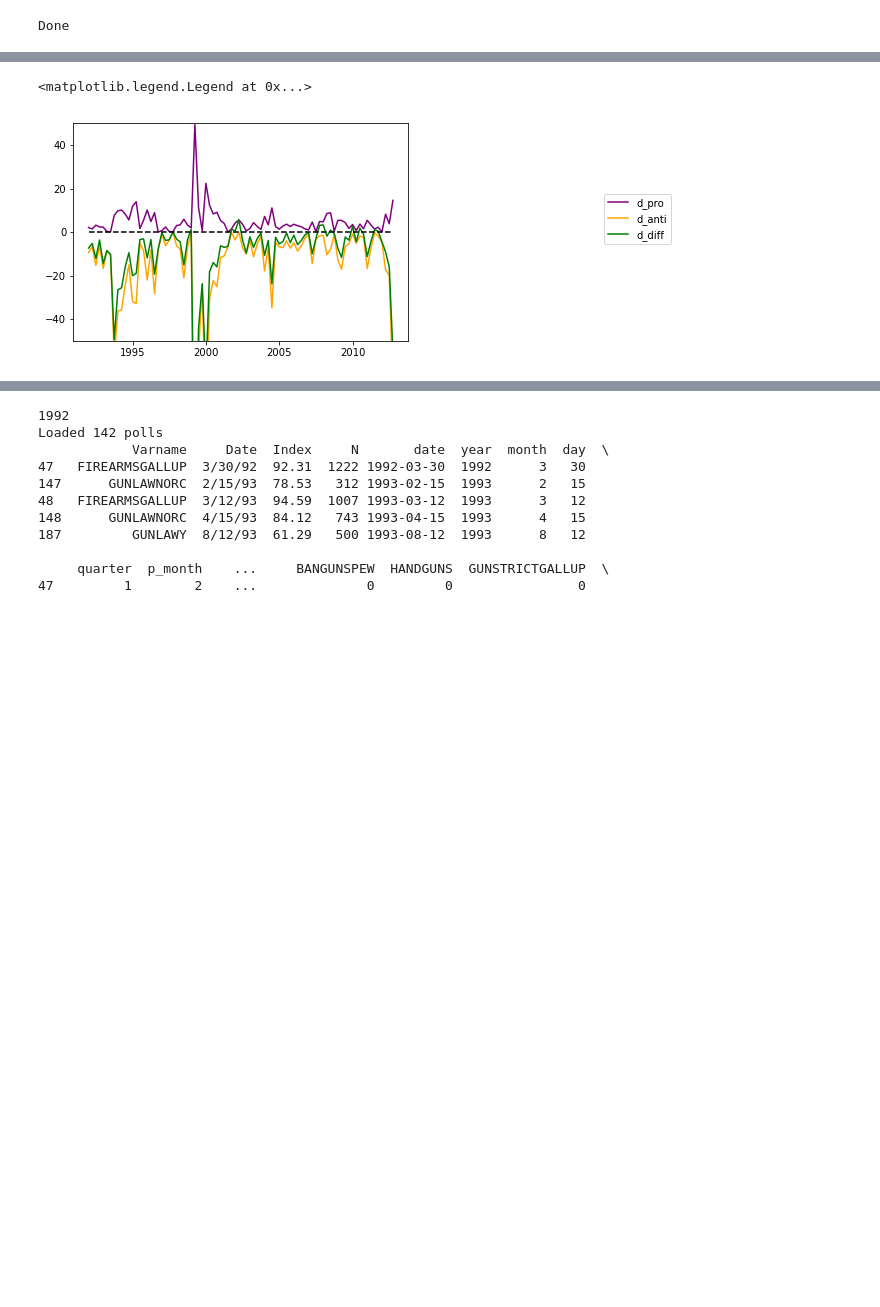
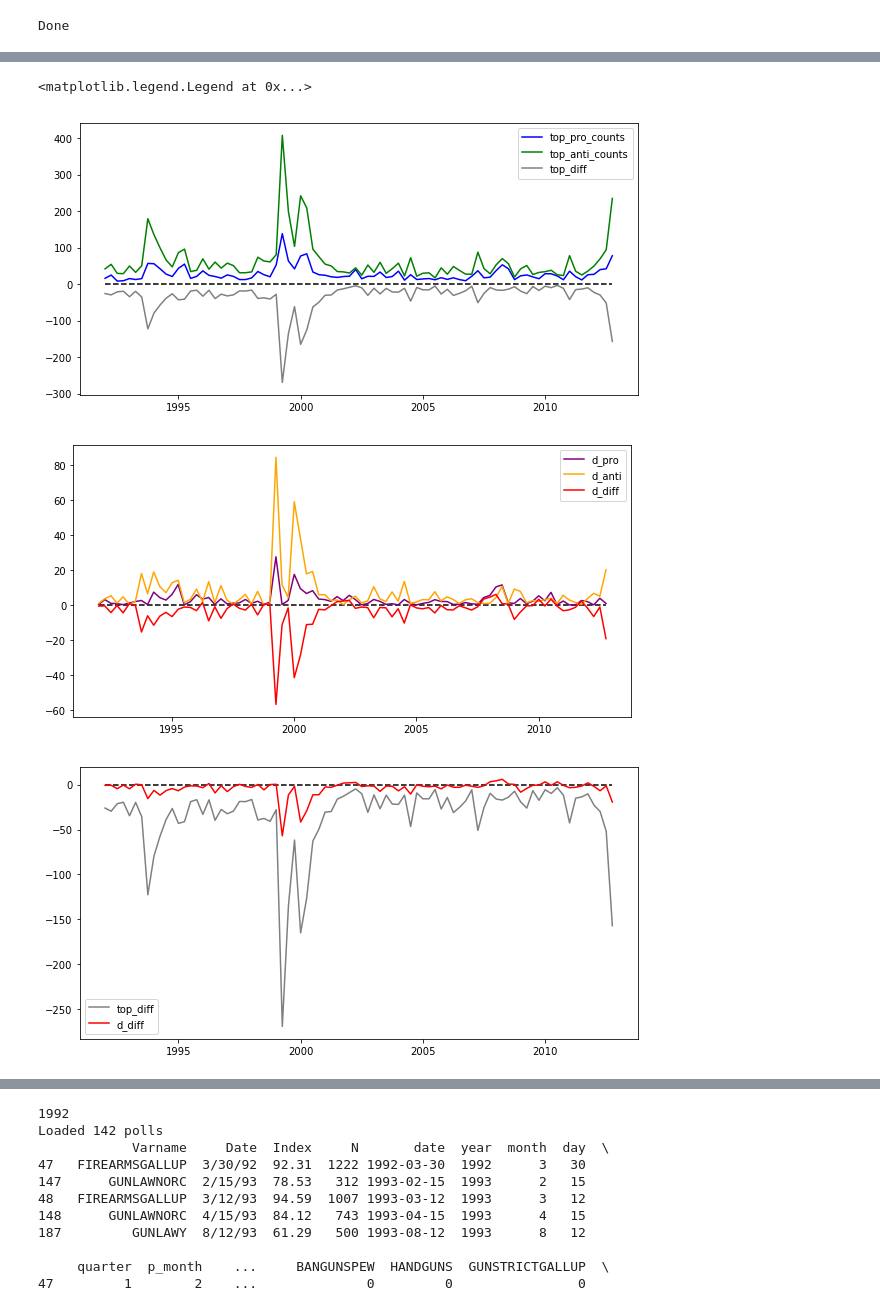
Before and after one commit to dallascard/predicting_public_opinion, a Jupyter notebook: gun_control_2.ipynb, the cells around one changed output, grey strips where cells are left out. Drawn from its saved outputs; the diff is of its cells as text; code cells hidden in the pictures; blank space fills up the shorter version.

Commit message:
updates to data and processing scripts

```diff
--- a/gun_control_2.ipynb
+++ b/gun_control_2.ipynb
@@ -15,27 +15,29 @@ reload(misc)
 reload(plotting)
 
 first_year = 1992
+last_year = 2012
+
+use_body = True
 
 data_dir = '.'
-data_file = os.path.join(data_dir, 'guncontrol_with_metadata_2017_04_25.csv')
-data = misc.read_article_data(data_file, first_year, rename_frames=True, exclude_irrelevant=False)
+data_file = os.path.join(data_dir, 'guncontrol_with_metadata_2017_05_25.csv')
+data = misc.read_article_data(data_file, first_year, last_year, rename_frames=True, exclude_irrelevant=False, use_body=use_body)
 print "Loaded data for %d articles" % len(data.index)
 
 data['tone'] = data['Pro'] - data['Anti']
+print data['tone'].mean()
 
-tone_annotations = misc.read_article_data(os.path.join(data_dir, 'guncontrol_tone_annotations.csv'), first_year)
+tone_annotations = misc.read_article_data(os.path.join(data_dir, 'guncontrol_tone_annotations.csv'), first_year, last_year, flip_tone=True)
 print "Loaded tone annotations for %d articles" % len(tone_annotations.index)
 
 tone_annotations['tone'] = tone_annotations['Pro'] - tone_annotations['Anti']
 
-#framing_annotations = misc.read_article_data(os.path.join(data_dir, 'immigration_framing_annotations.csv'), first_year)
+framing_annotations = misc.read_article_data(os.path.join(data_dir, 'guncontrol_framing_annotations.csv'), first_year, last_year)
+print "Loaded framing annotations for %d articles" % len(framing_annotations.index)
 #framing_annotations = misc.compute_entropy(framing_annotations)
 #print "Loaded framing annotations for %d articles" % len(framing_annotations.index)
 
-last_date = data['date'].max() - pd.DateOffset(years=4)
+last_date = data['date'].max()
 print "Last date = ", last_date
-last_year = last_date.year + 1
-
-data = data[data['date'] <= last_date]
-print data.shape
+last_year = last_date.year
 # %% [output]
@@ -97,20 +124,41 @@ Grouped data into 84 periods
 # %%
 reload(misc)
+
 grouped = misc.compute_entropy(grouped)
 grouped['toneXentropy'] = grouped['tone'] * grouped['entropy']
 
 grouped = misc.compute_dominance(grouped)
 #grouped_framing_annotations = misc.compute_entropy(grouped_framing_annotations)
 
-fig, ax = plt.subplots()
+fig, ax = plt.subplots(figsize=(10, 5))
+ax.plot(grouped.f_date, np.zeros_like(grouped.f_date), 'k--', label=None)
+ax.plot(grouped.f_date, grouped.top_pro_counts, c='blue', label='top_pro_counts')
+ax.plot(grouped.f_date, grouped.top_anti_counts, c='green', label='top_anti_counts')
+ax.plot(grouped.f_date, grouped.top_pro_counts - grouped.top_anti_counts, c='grey', label='top_diff')
+ax.legend()
+
+fig, ax = plt.subplots(figsize=(10, 5))
+ax.plot(grouped.f_date, np.zeros_like(grouped.f_date), 'k--', label=None)
 ax.plot(grouped.f_date, grouped.d_pro, c='purple', label='d_pro')
-ax.plot(grouped.f_date, -grouped.d_anti, c='orange', label='d_anti')
+ax.plot(grouped.f_date, grouped.d_anti, c='orange', label='d_anti')
 grouped['d_diff'] = grouped['d_pro'] - grouped['d_anti']
-ax.plot(grouped.f_date, grouped.d_diff, c='green', label='d_diff')
+ax.plot(grouped.f_date, grouped.d_pro - grouped.d_anti, c='red', label='d_diff')
+ax.legend()
+
+fig, ax = plt.subplots(figsize=(10, 5))
 ax.plot(grouped.f_date, np.zeros_like(grouped.f_date), 'k--', label=None)
+ax.plot(grouped.f_date, grouped.top_pro_counts - grouped.top_anti_counts, c='grey', label='top_diff')
+ax.plot(grouped.f_date, grouped.d_pro - grouped.d_anti, c='red', label='d_diff')
+ax.legend()
 
-ax.set_ylim(-50, 50)
-ax.legend(loc='upper right', bbox_to_anchor=(1.8, 0.7))
+fig, ax = plt.subplots(figsize=(10, 5))
+ax.plot(grouped.f_date, np.zeros_like(grouped.f_date), 'k--', label=None)
+ax.plot(grouped.f_date, grouped.top_pro_percent, c='purple', label='pro')
+ax.plot(grouped.f_date, grouped.top_anti_percent, c='orange', label='anti')
+ax.plot(grouped.f_date, grouped.top_pro_percent - grouped.top_anti_percent, c='red', label='diff')
+ax.legend()
 # %% [output]
 <matplotlib.legend.Legend at 0x...>
-[figure, old version]
+[figure, new version]
+[figure, added]
+[figure, added]
```
Also changed, not shown: parts of 28 cells of this notebook, 22 other files.
